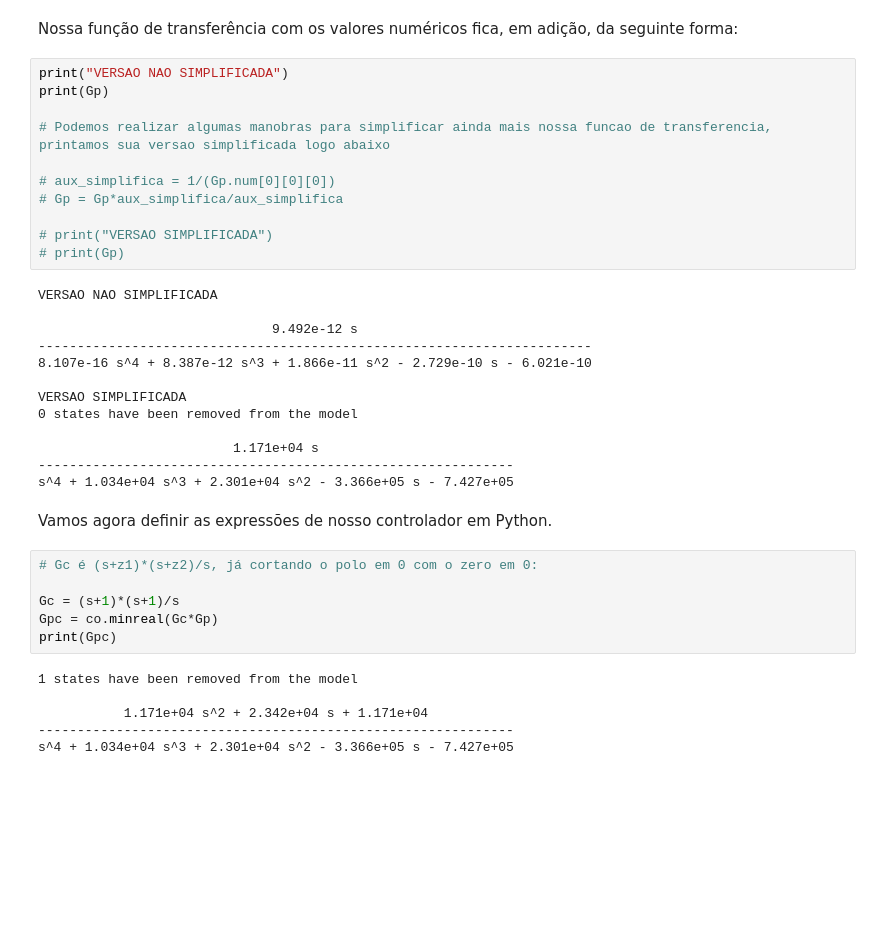
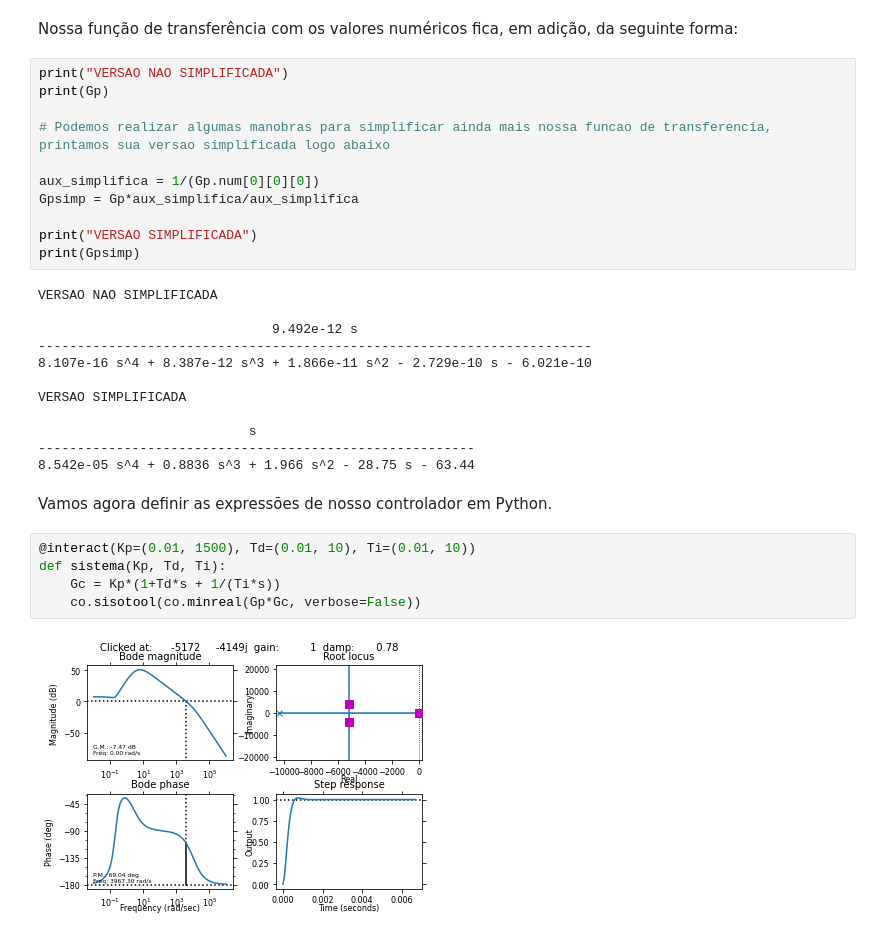
Before and after one commit to Maionepy/Controle_Projeto_Final, a Jupyter notebook: Trabalho_Final.ipynb, the cells around one changed output. Drawn from its saved outputs; the diff is of its cells as text; blank space fills up the shorter version.

```diff
--- a/Trabalho_Final.ipynb
+++ b/Trabalho_Final.ipynb
@@ -262,11 +262,11 @@ print(Gp)
 
 # Podemos realizar algumas manobras para simplificar ainda mais nossa funcao de transferencia, printamos sua versao simplificada logo abaixo
 
-# aux_simplifica = 1/(Gp.num[0][0][0])
-# Gp = Gp*aux_simplifica/aux_simplifica
+aux_simplifica = 1/(Gp.num[0][0][0])
+Gpsimp = Gp*aux_simplifica/aux_simplifica
 
-# print("VERSAO SIMPLIFICADA")
-# print(Gp)
+print("VERSAO SIMPLIFICADA")
+print(Gpsimp)
 # %% [output]
 VERSAO NAO SIMPLIFICADA
 
@@ -275,22 +275,16 @@ VERSAO NAO SIMPLIFICADA
 8.107e-16 s^4 + 8.387e-12 s^3 + 1.866e-11 s^2 - 2.729e-10 s - 6.021e-10
 
 VERSAO SIMPLIFICADA
-0 states have been removed from the model
 
-                         1.171e+04 s
--------------------------------------------------------------
-s^4 + 1.034e+04 s^3 + 2.301e+04 s^2 - 3.366e+05 s - 7.427e+05
+                           s
+--------------------------------------------------------
+8.542e-05 s^4 + 0.8836 s^3 + 1.966 s^2 - 28.75 s - 63.44
 # %% [markdown]
 Vamos agora definir as expressões de nosso controlador em Python.
-# %%
-# Gc é (s+z1)*(s+z2)/s, já cortando o polo em 0 com o zero em 0:
-
-Gc = (s+1)*(s+1)/s
-Gpc = co.minreal(Gc*Gp)
-print(Gpc)
-# %% [output]
-1 states have been removed from the model
-
-           1.171e+04 s^2 + 2.342e+04 s + 1.171e+04
--------------------------------------------------------------
-s^4 + 1.034e+04 s^3 + 2.301e+04 s^2 - 3.366e+05 s - 7.427e+05
+# %%
+@interact(Kp=(0.01, 1500), Td=(0.01, 10), Ti=(0.01, 10))
+def sistema(Kp, Td, Ti):
+    Gc = Kp*(1+Td*s + 1/(Ti*s))
+    co.sisotool(co.minreal(Gp*Gc, verbose=False))
+# %% [output]
+[figure, added]
```
Also changed, not shown: parts of 30 cells of this notebook, 1 other file.
